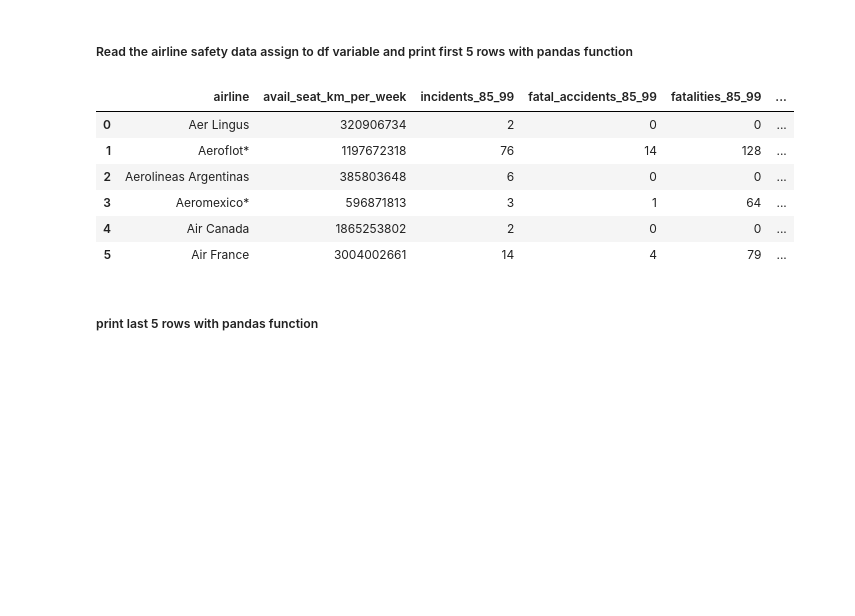
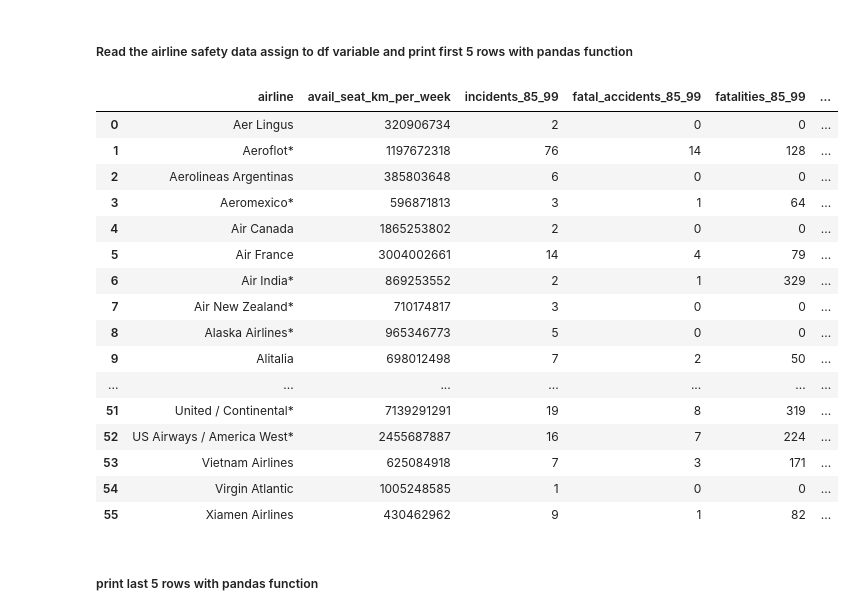
Before and after one commit to yuceltan/Data_Manipulation_and_Visualization_with_Python, a Jupyter notebook: yuceltan_ebiri.ipynb, the cells around one changed output. Saved outputs shown, nothing was run; the diff lists cells and outputs as text; code cells hidden in the pictures; blank space fills up the shorter version.

```diff
--- a/yuceltan_ebiri.ipynb
+++ b/yuceltan_ebiri.ipynb
@@ -147,15 +147,25 @@ import pandas as pd
 # %%
 df = pd.read_csv('airline_safety_data.txt')
 # %%
-df.iloc[:6]
+df.iloc[:,:]
 # %% [output]
 |  | airline | avail_seat_km_per_week | incidents_85_99 | fatal_accidents_85_99 | fatalities_85_99 | ... |
 | 0 | Aer Lingus | 320906734 | 2 | 0 | 0 | ... |
 | 1 | Aeroflot* | 1197672318 | 76 | 14 | 128 | ... |
 | 2 | Aerolineas Argentinas | 385803648 | 6 | 0 | 0 | ... |
 | 3 | Aeromexico* | 596871813 | 3 | 1 | 64 | ... |
 | 4 | Air Canada | 1865253802 | 2 | 0 | 0 | ... |
 | 5 | Air France | 3004002661 | 14 | 4 | 79 | ... |
+| 6 | Air India* | 869253552 | 2 | 1 | 329 | ... |
+| 7 | Air New Zealand* | 710174817 | 3 | 0 | 0 | ... |
+| 8 | Alaska Airlines* | 965346773 | 5 | 0 | 0 | ... |
+| 9 | Alitalia | 698012498 | 7 | 2 | 50 | ... |
+| ... | ... | ... | ... | ... | ... | ... |
+| 51 | United / Continental* | 7139291291 | 19 | 8 | 319 | ... |
+| 52 | US Airways / America West* | 2455687887 | 16 | 7 | 224 | ... |
+| 53 | Vietnam Airlines | 625084918 | 7 | 3 | 171 | ... |
+| 54 | Virgin Atlantic | 1005248585 | 1 | 0 | 0 | ... |
+| 55 | Xiamen Airlines | 430462962 | 9 | 1 | 82 | ... |
 # %% [markdown]
 ##### print last 5 rows with pandas function
 # %%
```
Also changed, not shown: parts of 2 cells of this notebook.
